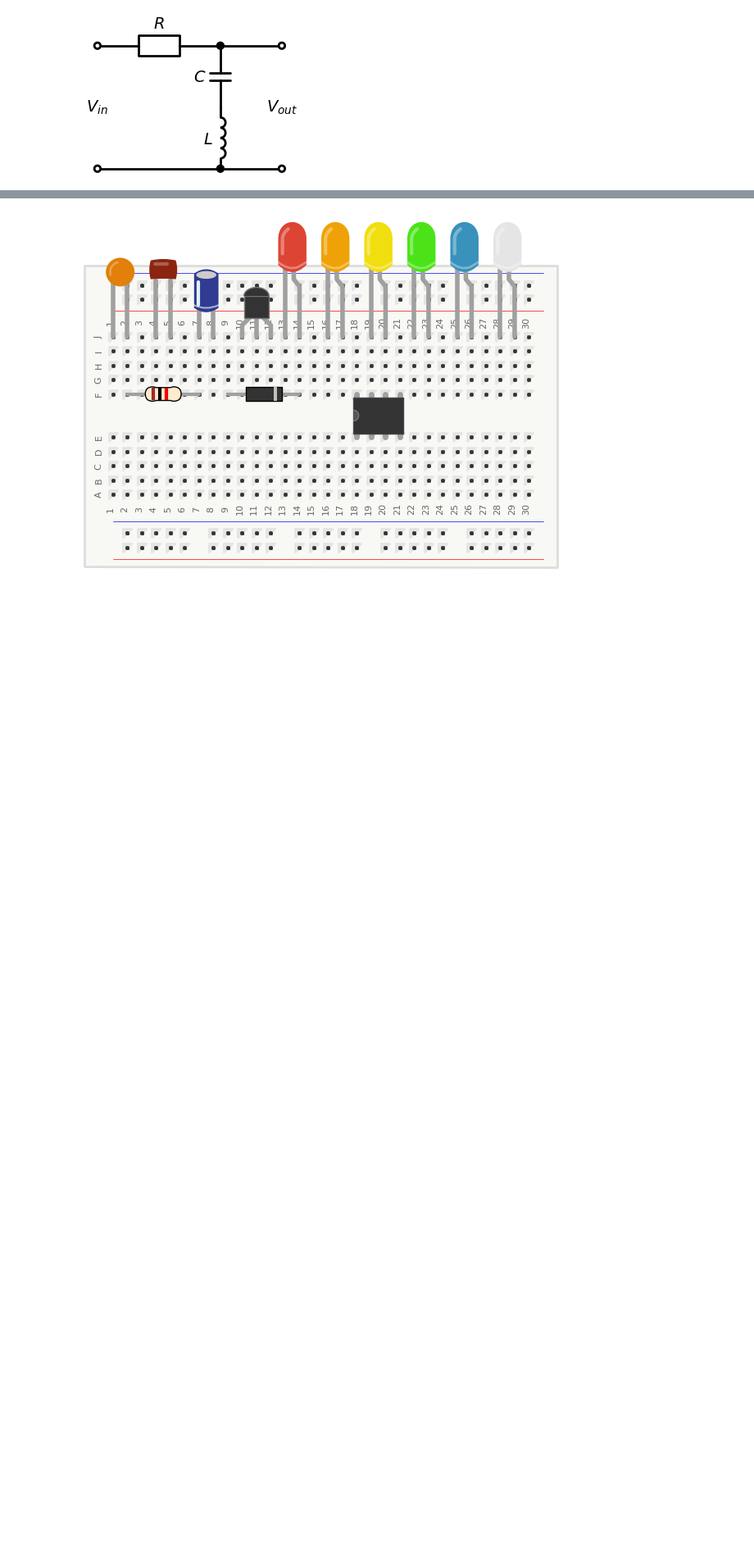
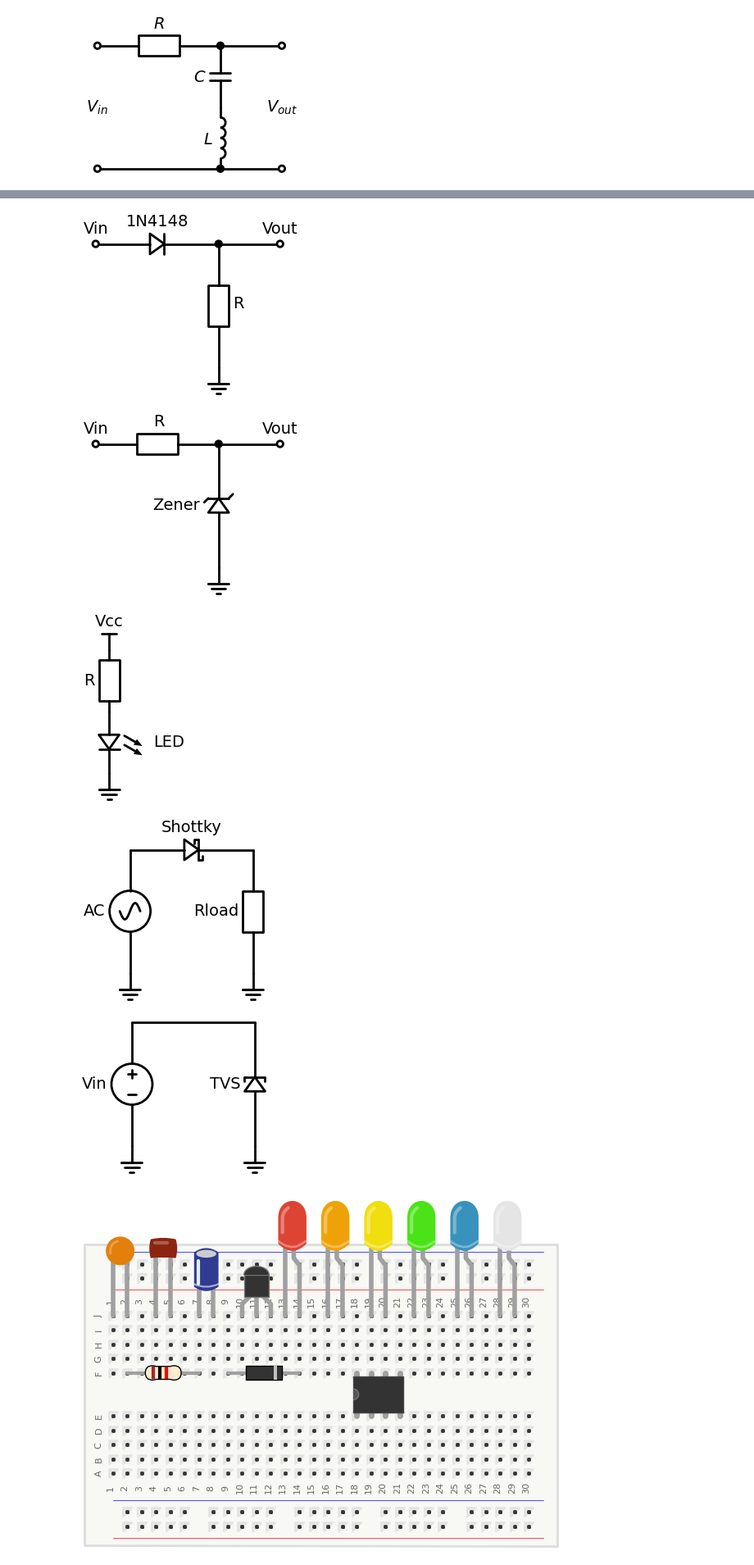
Before and after one commit to ekafex/electronics, a Jupyter notebook: Lectures/Circuit_Draw.ipynb, the cells around one changed output, grey strips where cells are left out. Shown at 82% size. Drawn from its saved outputs; the diff is of its cells as text; code cells hidden in the pictures; blank space fills up the shorter version.

```diff
--- a/Lectures/Circuit_Draw.ipynb
+++ b/Lectures/Circuit_Draw.ipynb
@@ -430,3 +460,63 @@ with schemdraw.Drawing() as d:
+# %%
+save = True
+
+# 1. Dioda e sinjalit - Clipper
+with schemdraw.Drawing() as d:
+    elm.Dot(open=True).label('Vin')
+    elm.Diode().right().label('1N4148')
+    R=elm.Resistor().down().label('R', loc='bottom').idot()
+    elm.Ground()
+    elm.Line().at(R.start).right().length(1.5)
+    elm.Dot(open=True).label('Vout')
+    if save:
+        d.save('figs/lec6/clipper.svg',transparent=False)
+
+# 2. Dioda Zener - voltage regulator
+with schemdraw.Drawing() as d:
+    elm.Dot(open=True).label('Vin')
+    elm.Resistor().right().label('R').dot()
+    Z = elm.Zener().reverse().down().label('Zener')
+    elm.Ground()
+    elm.Line().at(Z.start).right().length(1.5)
+    elm.Dot(open=True).label('Vout')
+    if save:
+        d.save('figs/lec6/V_regulator.svg',transparent=False)
+
+# 3. Dioda LED - indikator
+with schemdraw.Drawing() as d:
+    d.config(unit=1.5)
+    elm.Vdd().label('Vcc')
+    elm.Resistor().down().label('R')
+    elm.LED().down().label('LED')
+    elm.Ground()
+    if save:
+        d.save('figs/lec6/LED.svg',transparent=False)
+
+# 4. Schottky - rektifikues efikas
+with schemdraw.Drawing() as d:
+    V=elm.SourceSin().label('AC').up()
+    elm.Schottky().right().label('Shottky')
+    elm.Resistor().down().label('Rload')
+    elm.Ground()
+    elm.Ground().at(V.start)
+    if save:
+        d.save('figs/lec6/schottky.svg',transparent=False)
+
+# 5. TVS diode - mbrojtje nga spike
+with schemdraw.Drawing() as d:
+    V=elm.SourceV().label('Vin').up()
+    elm.Line().right()
+    elm.DiodeTunnel().down().reverse().label('TVS')
+    elm.Ground()
+    elm.Ground().at(V.start)
+    if save:
+        d.save('figs/lec6/TVS.svg',transparent=False)
+# %% [output]
+[figure, added]
+[figure, added]
+[figure, added]
+[figure, added]
+[figure, added]
 # %%
 with schemdraw.Drawing():
     bb = pictorial.Breadboard().up()
```
Also changed, not shown: parts of 2 cells of this notebook, 1 other file.
